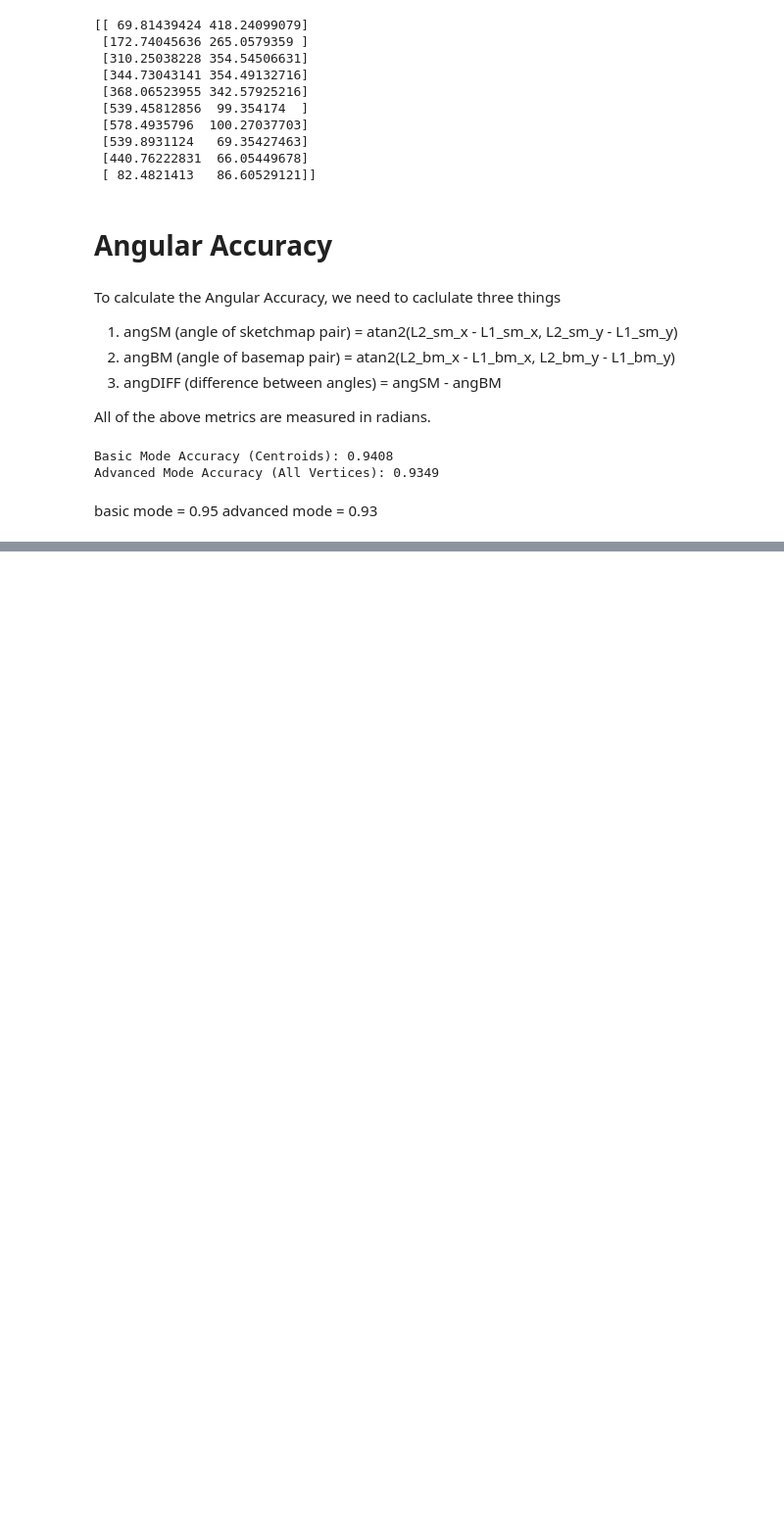
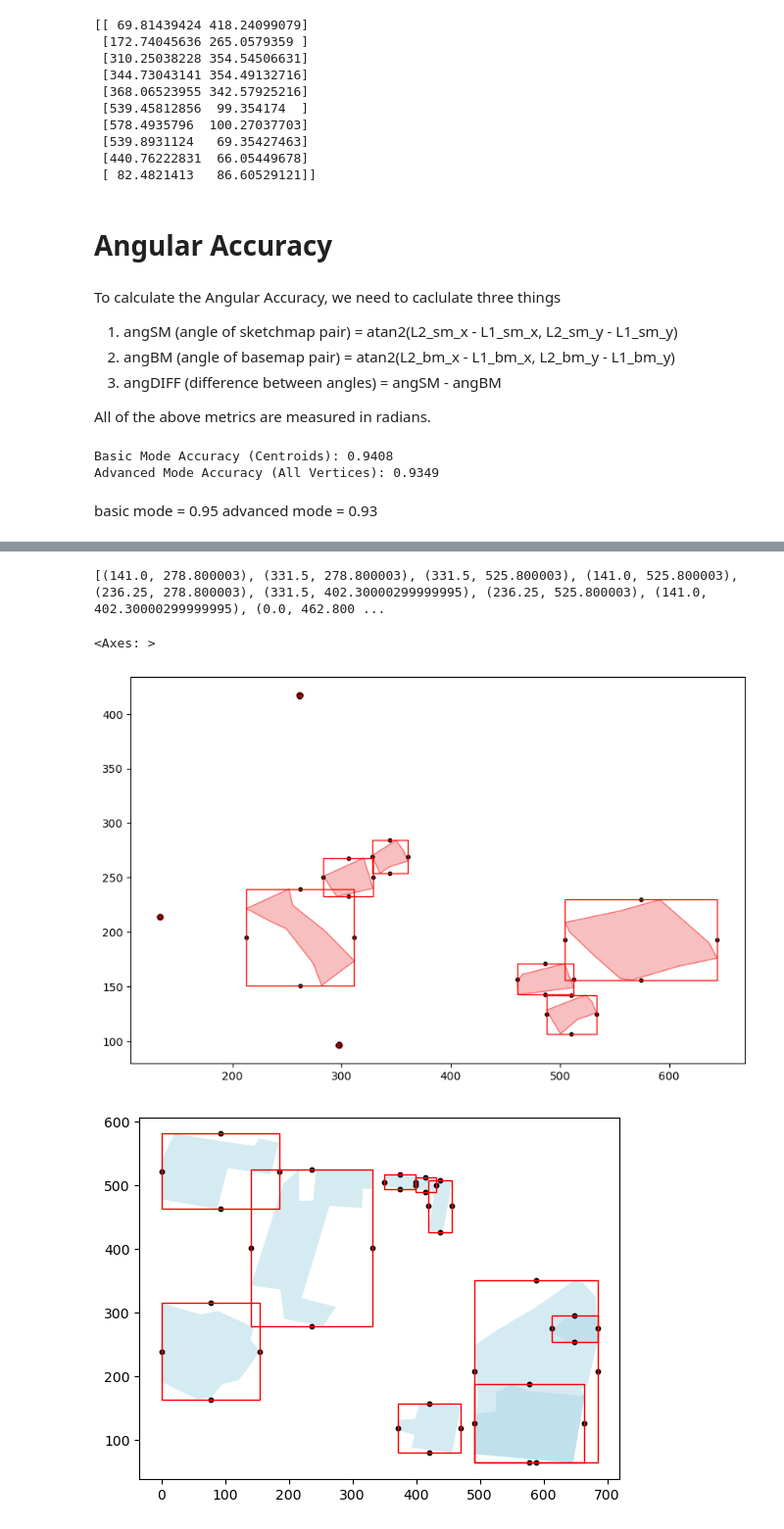
Before and after one commit to ajay-sheokand/SketchMap, a Jupyter notebook: sketchmap_BDR.ipynb, the cells around one changed output, grey strips where cells are left out. Shown at 98% size. Saved outputs shown, nothing was run; the diff lists cells and outputs as text; code cells hidden in the pictures; blank space fills up the shorter version.

```diff
--- a/sketchmap_BDR.ipynb
+++ b/sketchmap_BDR.ipynb
@@ -998,0 +1068,75 @@ advanced mode = 0.93
+# %%
+from shapely.geometry import Point
+import numpy as np
+
+
+def extract_bbox(geometry):
+    """ Extracts the bounding box of a geometry and returns it the vertices and midpoints """
+    coords = list(geometry.exterior.coords)
+
+    v = coords[:4]  # Assuming the first 4 points are the vertices
+
+    midpoints = []
+
+    for i in range(4):
+        p1 = coords[i]
+        p2 = coords[i + 1]
+
+        mid = ((p1[0] + p2[0]) / 2, (p1[1] + p2[1]) / 2)
+        midpoints.append(mid)
+
+    return v, midpoints
+
+
+#applying the function to the 'tight_bbox' colums to extract vertices and midpoints
+results_bsm = bsm_gdf['tight_bbox'].apply(extract_bbox)
+results_skm = skm_gdf['tight_bbox'].apply(extract_bbox)
+
+
+#Storing the vertices and midpoints in separate columns for easier access
+#For basemap
+bsm_gdf['vertices'] = results_bsm.apply(lambda x : x[0])
+bsm_gdf['midpoints'] = results_bsm.apply(lambda x : x[1])
+
+#For sketchmap
+skm_gdf['vertices'] = results_skm.apply(lambda x : x[0])
+skm_gdf['midpoints'] = results_skm.apply(lambda x : x[1])
+
+# print("Vertices of the first polygon:", bsm_gdf['vertices'].iloc[0])
+# print("Midpoints of the first polygon:", bsm_gdf['midpoints'].iloc[0])
+
+# print("Vertices of the first polygon in Sketchmap:", skm_gdf['vertices'].iloc[0])
+# print("Midpoints of the first polygon in Sketchmap:", skm_gdf['midpoints'].iloc[0])
+
+X = []
+for _, row in bsm_gdf.sort_values('id').iterrows():
+    X.extend(row['vertices'] + row['midpoints'])
+
+Y = []
+for _, row in skm_gdf.sort_values('id').iterrows():
+    Y.extend(row['vertices'] + row['midpoints'])
+
+
+ids = np.repeat(bsm_gdf.sort_values('id')['id'].values, 8)
+
+print(X)
+# %% [output]
+[(141.0, 278.800003), (331.5, 278.800003), (331.5, 525.800003), (141.0, 525.800003), (236.25, 278.800003), (331.5, 402.30000299999995), (236.25, 525.800003), (141.0, 402.30000299999995), (0.0, 462.800 ...
+# %%
+# Flatten the list of midpoints into a list of Shapely Points for plotting
+all_mids_bsm = [Point(p) for sublist in bsm_gdf['midpoints'] for p in sublist]
+mids_gs_bsm = gpd.GeoSeries(all_mids_bsm)
+
+all_mids_skm = [Point(p) for sublist in skm_gdf['midpoints'] for p in sublist]
+mids_gs_skm = gpd.GeoSeries(all_mids_skm)
+
+ax = skm_gdf.geometry.plot(color='lightcoral', edgecolor='red', alpha=0.5, figsize=(10, 10))
+skm_gdf.set_geometry('tight_bbox').boundary.plot(ax=ax, color='red', linewidth=1)
+mids_gs_skm.plot(ax=ax, color='black', markersize=10) # Black dots at midpoints
+ax = bsm_gdf.geometry.plot(color='lightblue', alpha=0.5)
+bsm_gdf.set_geometry('tight_bbox').boundary.plot(ax=ax, color='red', linewidth=1)
+mids_gs_bsm.plot(ax=ax, color='black', markersize=10) # Black dots at midpoints
+# %% [output]
+<Axes: >
+[figure, added]
+[figure, added]
```
Also changed, not shown: parts of 16 cells of this notebook, 2 other files.
